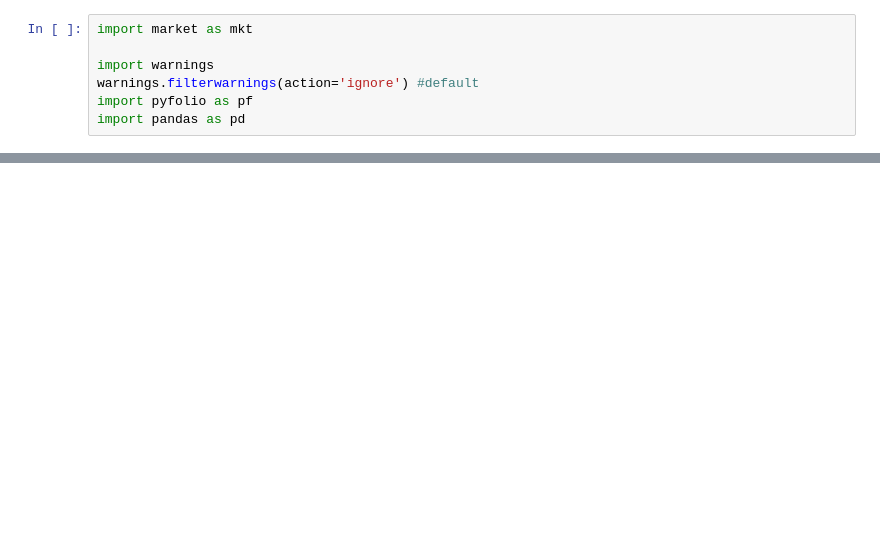
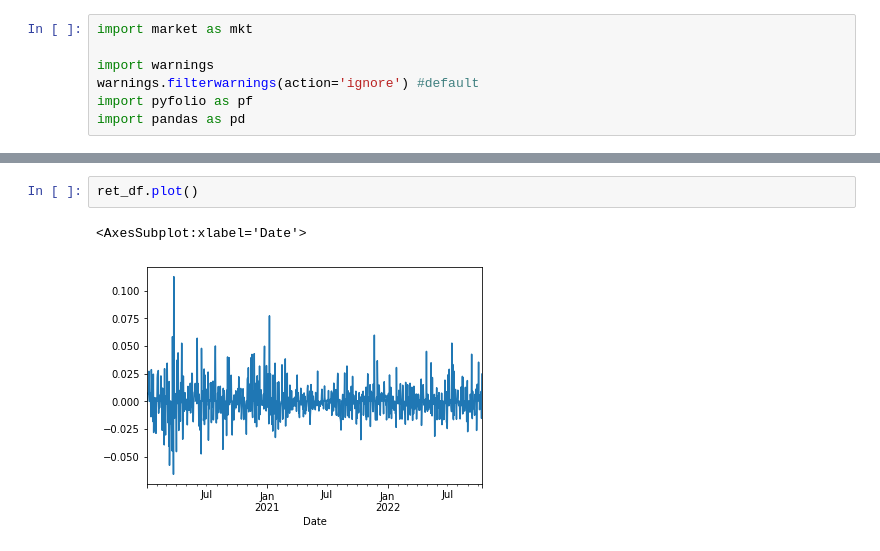
Before and after one commit to pathces-gone/Hillstate-Frontend, a Jupyter notebook: source/host_interface_model.ipynb, the cells around one changed output, grey strips where cells are left out. Drawn from its saved outputs; the diff is of its cells as text; blank space fills up the shorter version.

```diff
--- a/source/host_interface_model.ipynb
+++ b/source/host_interface_model.ipynb
@@ -59,0 +69,5 @@ pf.create_returns_tear_sheet(ret_df)
+# %%
+ret_df.plot()
+# %% [output]
+<AxesSubplot:xlabel='Date'>
+[figure, added]
```
Also changed, not shown: parts of 3 cells of this notebook, 4 other files.
